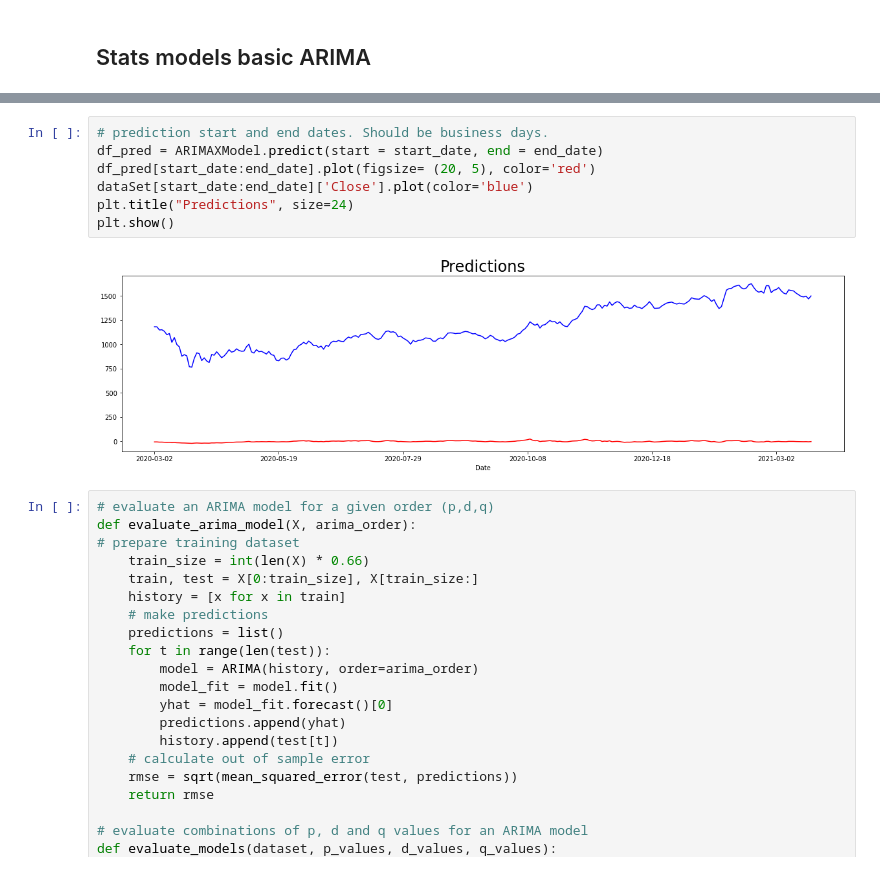
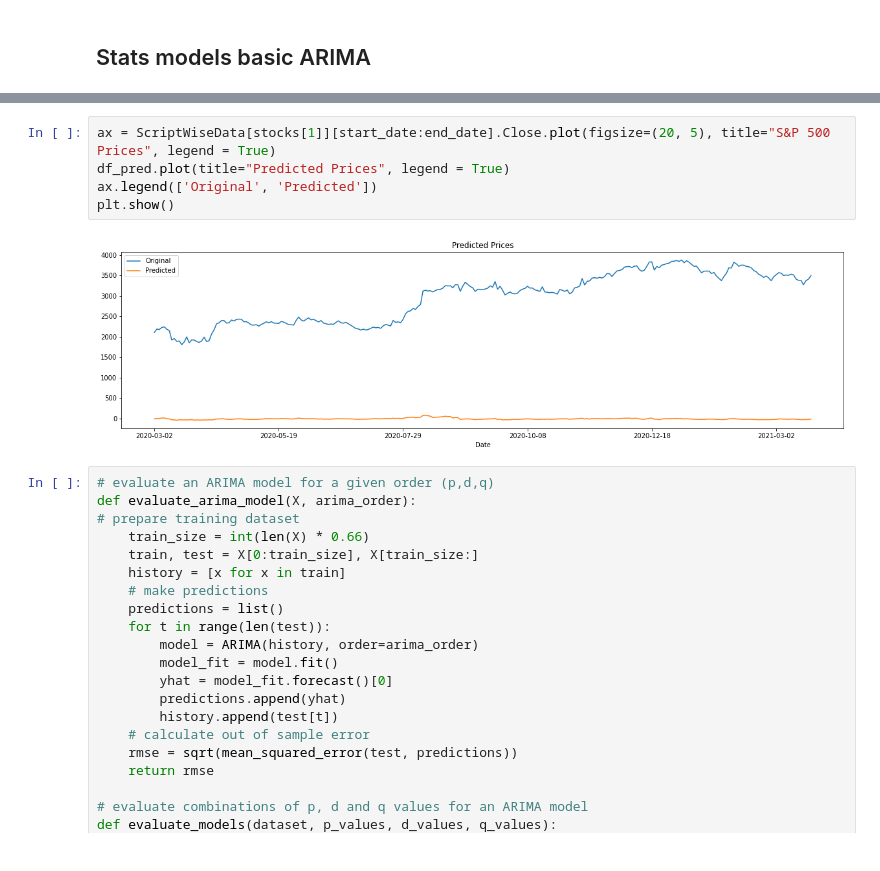
Before and after one commit to acamit/DataScience, a Jupyter notebook: Thesis work/Code/Thesis Implementation Models.ipynb, the cells around one changed output, grey strips where cells are left out. Saved outputs shown, nothing was run; the diff lists cells and outputs as text.

```diff
--- a/Thesis work/Code/Thesis Implementation Models.ipynb
+++ b/Thesis work/Code/Thesis Implementation Models.ipynb
@@ -497,12 +490,10 @@ plt.show()
-# %%
-# prediction start and end dates. Should be business days.
-df_pred = ARIMAXModel.predict(start = start_date, end = end_date)
-df_pred[start_date:end_date].plot(figsize= (20, 5), color='red')
-dataSet[start_date:end_date]['Close'].plot(color='blue')
-plt.title("Predictions", size=24)
-plt.show()
-# %% [output]
-[figure, removed]
+# %%
+ax = ScriptWiseData[stocks[1]][start_date:end_date].Close.plot(figsize=(20, 5), title="S&P 500 Prices", legend = True)
+df_pred.plot(title="Predicted Prices", legend = True)
+ax.legend(['Original', 'Predicted'])
+plt.show()
+# %% [output]
+[figure, added]
 # %%
 # evaluate an ARIMA model for a given order (p,d,q)
 def evaluate_arima_model(X, arima_order):
```
Also changed, not shown: parts of 18 cells of this notebook.
